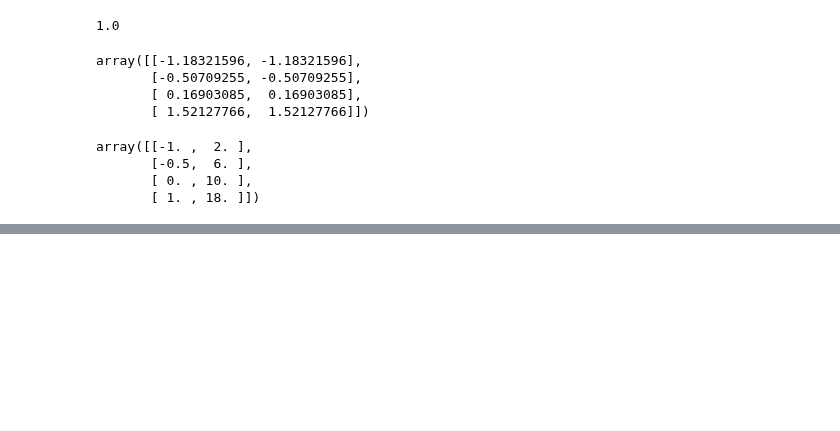
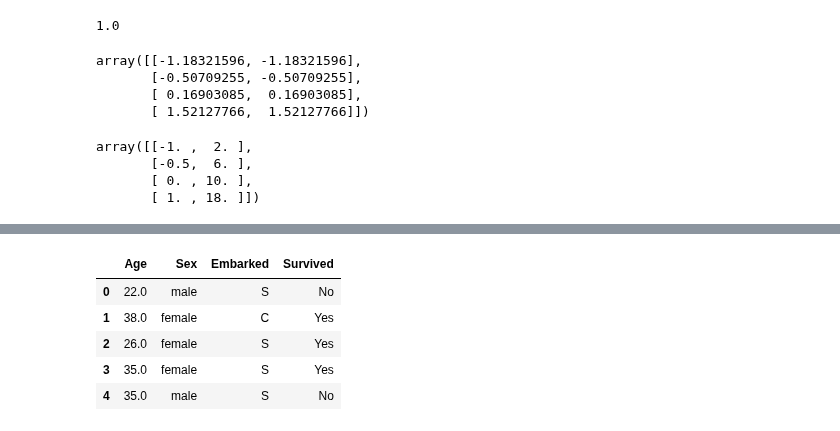
Before and after one commit to cwcheng0/practicepython, a Jupyter notebook: SKLearn_PreProcessing.ipynb, the cells around one changed output, grey strips where cells are left out. Saved outputs shown, nothing was run; the diff lists cells and outputs as text; code cells hidden in the pictures; blank space fills up the shorter version.

```diff
--- a/SKLearn_PreProcessing.ipynb
+++ b/SKLearn_PreProcessing.ipynb
@@ -114,0 +151,14 @@ array([[-1. ,  2. ],
+# %%
+# Modofoed Titanic Sample
+data.info()
+#填补年龄
+Age = data.loc[:,"Age"].values.reshape(-1,1) #sklearn当中特征矩阵必须是二维
+Age[:20]
+from sklearn.impute import SimpleImputer
+imp_mean = SimpleImputer() #实例化，默认均值填补
+imp_median = SimpleImputer(strategy="median") #用中位数填补
+imp_0 = SimpleImputer(strategy="constant",fill_value=0) #用0填补
+imp_mean = imp_mean.fit_transform(Age) #fit_transform一步完成调取结果
+imp_median = imp_median.fit_transform(Age)
+imp_0 = imp_0.fit_transform(Age)
+imp_mean[:20]
@@ -114,0 +241,4 @@ array([[-1. ,  2. ],
+# %%
+#在这里我们使用中位数填补Age
+data.loc[:,"Age"] = imp_median
+data.info()
@@ -114,0 +255,6 @@ array([[-1. ,  2. ],
+# %%
+#使用众数填补Embarked
+Embarked = data.loc[:,"Embarked"].values.reshape(-1,1)
+imp_mode = SimpleImputer(strategy = "most_frequent")
+data.loc[:,"Embarked"] = imp_mode.fit_transform(Embarked)
+data.info()
@@ -115 +271,10 @@ array([[-1. ,  2. ],
+# %%
+data.head()
+# %% [output]
+|  | Age | Sex | Embarked | Survived |
+| 0 | 22.0 | male | S | No |
+| 1 | 38.0 | female | C | Yes |
+| 2 | 26.0 | female | S | Yes |
+| 3 | 35.0 | female | S | Yes |
+| 4 | 35.0 | male | S | No |
 # %%
```
Also changed, not shown: parts of 28 cells of this notebook.
